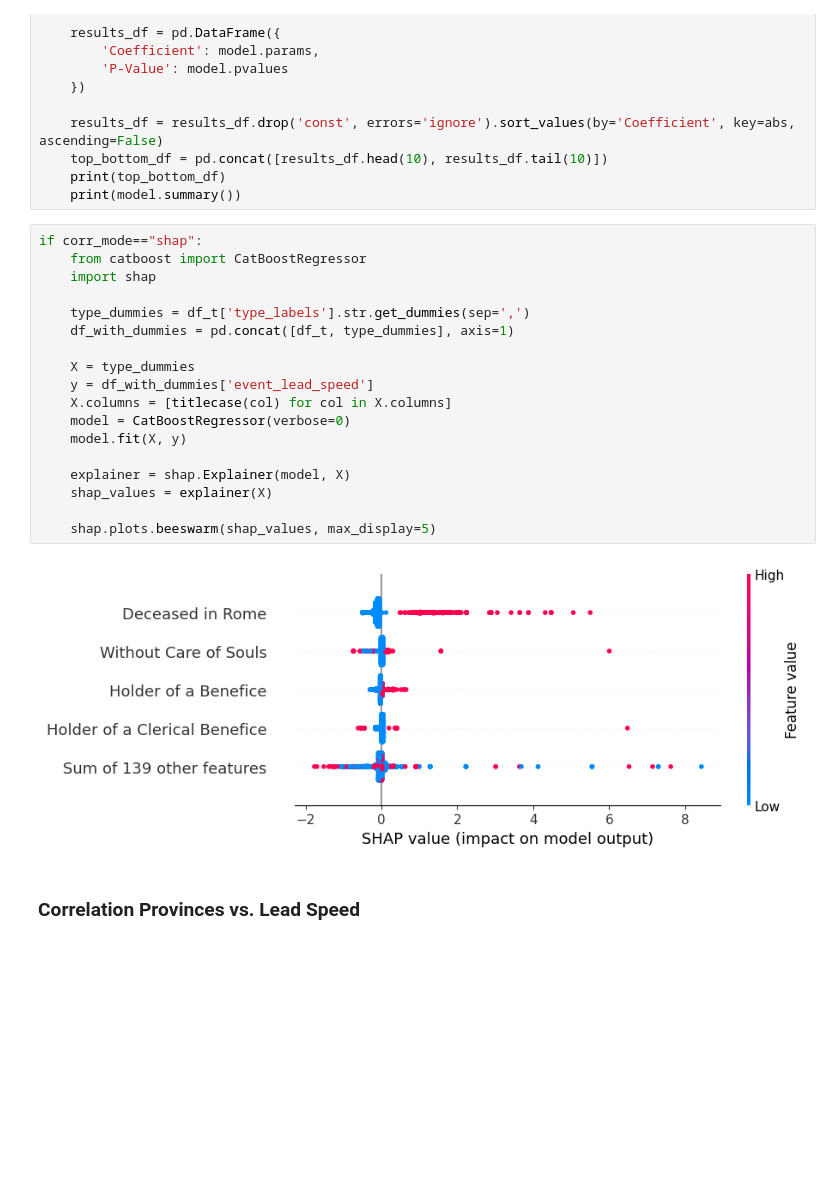
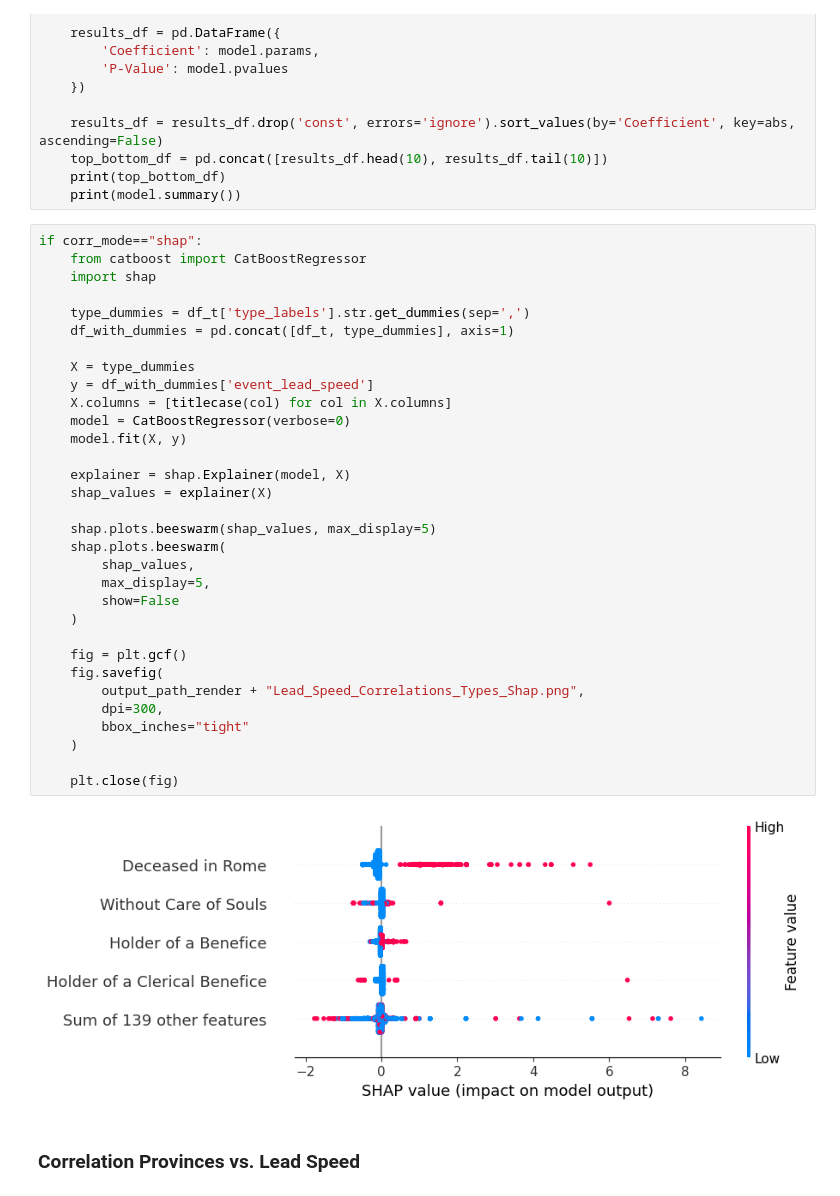
Before and after one commit to ch-sander/g17-article1, a Jupyter notebook: Article1.ipynb, the cells around one changed output. Drawn from its saved outputs; the diff is of its cells as text; blank space fills up the shorter version.

```diff
--- a/Article1.ipynb
+++ b/Article1.ipynb
@@ -1830,23 +1834,37 @@ if corr_mode=="OLS":
 # %%
 if corr_mode=="shap":
     from catboost import CatBoostRegressor
     import shap
 
     type_dummies = df_t['type_labels'].str.get_dummies(sep=',')
     df_with_dummies = pd.concat([df_t, type_dummies], axis=1)
 
     X = type_dummies
     y = df_with_dummies['event_lead_speed']
     X.columns = [titlecase(col) for col in X.columns]
     model = CatBoostRegressor(verbose=0)
     model.fit(X, y)
 
     explainer = shap.Explainer(model, X)
     shap_values = explainer(X)
 
     shap.plots.beeswarm(shap_values, max_display=5)
+    shap.plots.beeswarm(
+        shap_values,
+        max_display=5,
+        show=False
+    )
+
+    fig = plt.gcf()
+    fig.savefig(
+        output_path_render + "Lead_Speed_Correlations_Types_Shap.png",
+        dpi=300,
+        bbox_inches="tight"
+    )
+
+    plt.close(fig)
 # %% [output]
-[figure, old version]
+[figure, new version]
 # %% [markdown]
 ### Correlation Provinces vs. Lead Speed
 # %%
```
Also changed, not shown: parts of 12 cells of this notebook, 7 other files.
